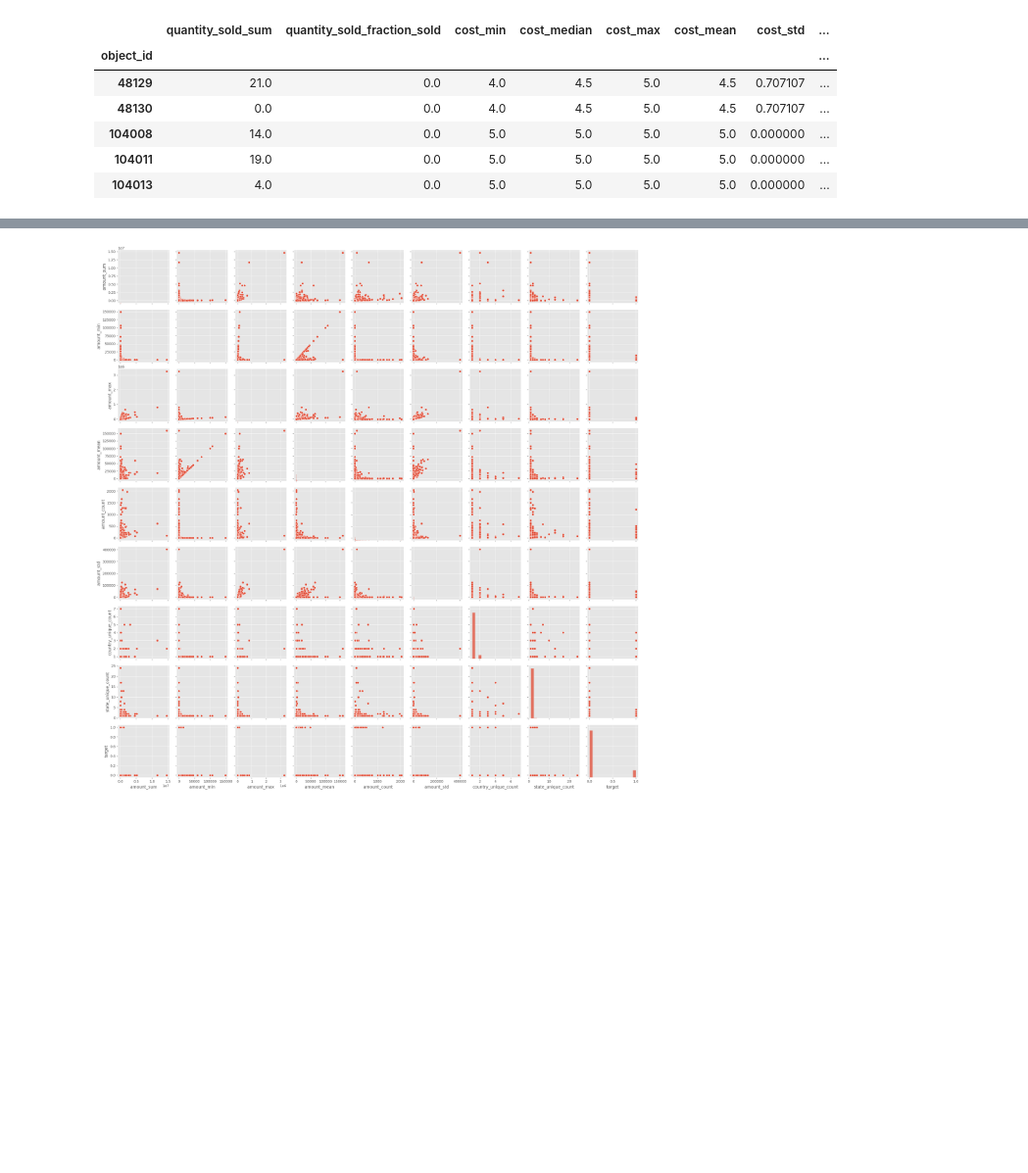
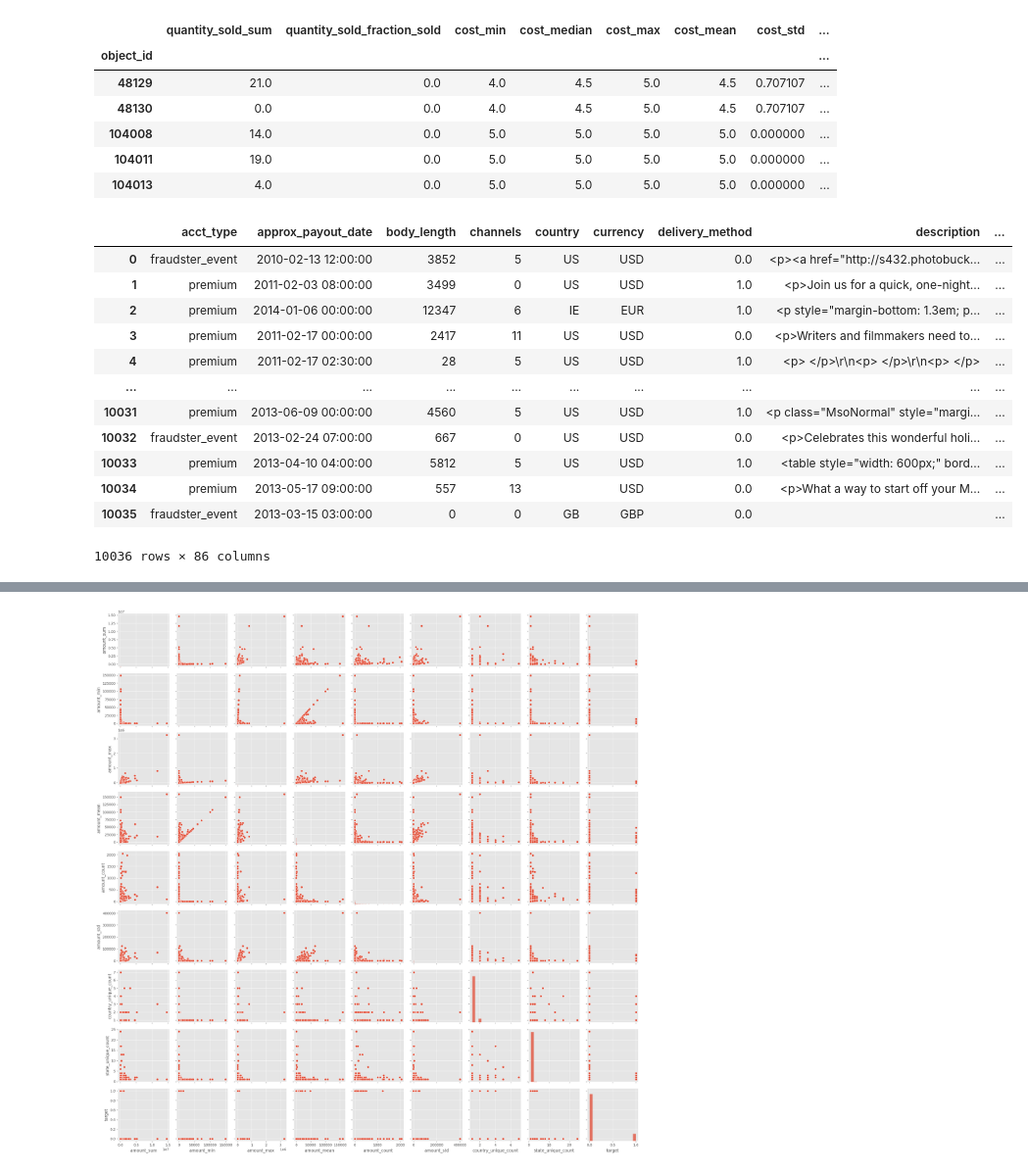
Before and after one commit to RodrigoGonzalez/transaction-risk-profiler, a Jupyter notebook: notebooks/0_EDA.ipynb, the cells around one changed output, grey strips where cells are left out. Shown at 98% size. Drawn from its saved outputs; the diff is of its cells as text; code cells hidden in the pictures; blank space fills up the shorter version.

```diff
--- a/notebooks/0_EDA.ipynb
+++ b/notebooks/0_EDA.ipynb
@@ -77,7 +81,7 @@ df.describe().T
 # %% [markdown]
 ###  Initially looks like there are some datetime features, so convert those to datetime
 # %%
-datetime_features=[
+datetime_features = [
     "approx_payout_date",
     "event_created",
     "event_end",
@@ -86,7 +90,11 @@ datetime_features=[
     "user_created",
 ]
 
-df = pd.read_json(f'{settings.PROJECT_DIRECTORY}/{settings.DATASET_DIRECTORY}/transactions_train.json', convert_dates=datetime_features, date_unit="s")
+df = pd.read_json(
+    f"{settings.PROJECT_DIRECTORY}/{settings.DATASET_DIRECTORY}/transactions_train.json",
+    convert_dates=datetime_features,
+    date_unit="s",
+)
 # %%
 df.head()
 # %% [output]
@@ -163,5 +196,12 @@ Base on the results of using value counts, determine an initial appropriate valu
 # %%
-missing_values = ["country", "delivery_method", "has_header", "org_facebook", "org_twitter", "sale_duration"]
+missing_values = [
+    "country",
+    "delivery_method",
+    "has_header",
+    "org_facebook",
+    "org_twitter",
+    "sale_duration",
+]
 for col in missing_values:
     print(f"Column: {col}")
     print(df[col].value_counts(dropna=False))
@@ -530,2 +593,21 @@ merged_df.fillna(0);
 # %%
-merged_df.head();
+df = deepcopy(df)
+merged_df_0 = df.merge(agg_payout_df, on="object_id", how="left", copy=True, suffixes=(None, None))
+merged_df = merged_df_0.merge(
+    agg_ticket_df, on="object_id", how="left", copy=True, suffixes=(None, None)
+)
+merged_df.fillna(0)
+# %% [output]
+|  | acct_type | approx_payout_date | body_length | channels | country | currency | delivery_method | description | ... |
+| 0 | fraudster_event | 2010-02-13 12:00:00 | 3852 | 5 | US | USD | 0.0 | <p><a href="http://s432.photobuck... | ... |
+| 1 | premium | 2011-02-03 08:00:00 | 3499 | 0 | US | USD | 1.0 | <p>Join us for a quick, one-night... | ... |
+| 2 | premium | 2014-01-06 00:00:00 | 12347 | 6 | IE | EUR | 1.0 | <p style="margin-bottom: 1.3em; p... | ... |
+| 3 | premium | 2011-02-17 00:00:00 | 2417 | 11 | US | USD | 0.0 | <p>Writers and filmmakers need to... | ... |
+| 4 | premium | 2011-02-17 02:30:00 | 28 | 5 | US | USD | 1.0 | <p> </p>\r\n<p> </p>\r\n<p> </p> | ... |
+| ... | ... | ... | ... | ... | ... | ... | ... | ... | ... |
+| 10031 | premium | 2013-06-09 00:00:00 | 4560 | 5 | US | USD | 1.0 | <p class="MsoNormal" style="margi... | ... |
+| 10032 | fraudster_event | 2013-02-24 07:00:00 | 667 | 0 | US | USD | 0.0 | <p>Celebrates this wonderful holi... | ... |
+| 10033 | premium | 2013-04-10 04:00:00 | 5812 | 5 | US | USD | 1.0 | <table style="width: 600px;" bord... | ... |
+| 10034 | premium | 2013-05-17 09:00:00 | 557 | 13 |  | USD | 0.0 | <p>What a way to start off your M... | ... |
+| 10035 | fraudster_event | 2013-03-15 03:00:00 | 0 | 0 | GB | GBP | 0.0 |  | ... |
+10036 rows × 86 columns
```
Also changed, not shown: parts of 27 cells of this notebook, 13 other files.
